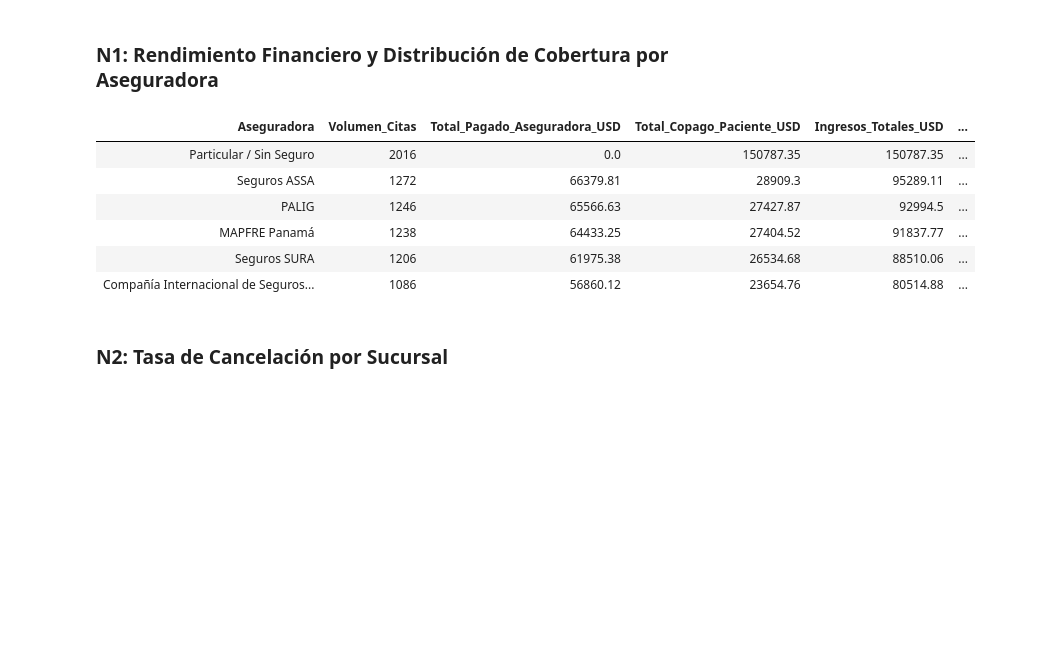
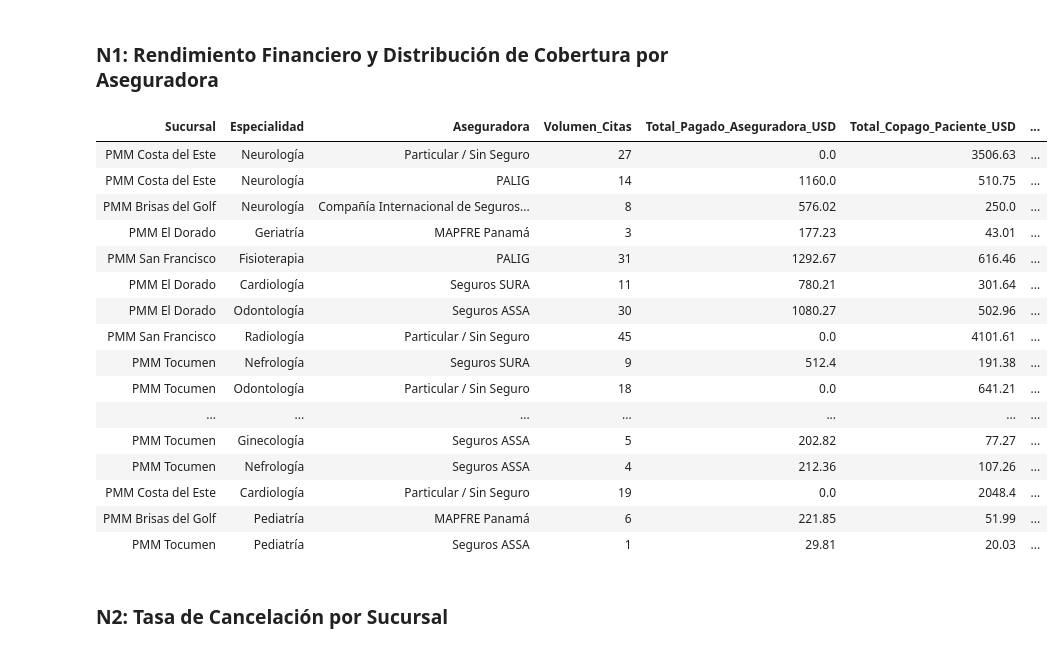
Before and after one commit to Akaru0/Panama-Metropolitan-Medical---Proyecto-Databricks, a Jupyter notebook: 04_analisis_sql.ipynb, the cells around one changed output. Saved outputs shown, nothing was run; the diff lists cells and outputs as text; code cells hidden in the pictures; blank space fills up the shorter version.

```diff
--- a/04_analisis_sql.ipynb
+++ b/04_analisis_sql.ipynb
@@ -13,27 +13,38 @@ Vista 'v_citas_pmm' creada exitosamente. Lista para análisis SQL.
 # %%
 %sql
 CREATE OR REPLACE TABLE rendimiento_aseguradora AS
 SELECT
+    nom_sucursal AS Sucursal,
+    especialidad_medica AS Especialidad,
     nom_aseguradora AS Aseguradora,
     COUNT(*) AS Volumen_Citas,
     ROUND(SUM(pago_aseg), 2) AS Total_Pagado_Aseguradora_USD,
     ROUND(SUM(pago_clie), 2) AS Total_Copago_Paciente_USD,
     ROUND(SUM(pago_total), 2) AS Ingresos_Totales_USD,
     ROUND((SUM(pago_aseg) / SUM(pago_total)) * 100, 2) AS Porcentaje_Cobertura_Promedio
 FROM v_citas_pmm
 WHERE estado_cita = 'Completada'
-GROUP BY nom_aseguradora
-ORDER BY Ingresos_Totales_USD DESC;
+GROUP BY nom_aseguradora, especialidad_medica, nom_sucursal;
 
 SELECT * FROM rendimiento_aseguradora;
 # %% [output]
-| Aseguradora | Volumen_Citas | Total_Pagado_Aseguradora_USD | Total_Copago_Paciente_USD | Ingresos_Totales_USD | ... |
-| Particular / Sin Seguro | 2016 | 0.0 | 150787.35 | 150787.35 | ... |
-| Seguros ASSA | 1272 | 66379.81 | 28909.3 | 95289.11 | ... |
-| PALIG | 1246 | 65566.63 | 27427.87 | 92994.5 | ... |
-| MAPFRE Panamá | 1238 | 64433.25 | 27404.52 | 91837.77 | ... |
-| Seguros SURA | 1206 | 61975.38 | 26534.68 | 88510.06 | ... |
-| Compañía Internacional de Seguros... | 1086 | 56860.12 | 23654.76 | 80514.88 | ... |
+| Sucursal | Especialidad | Aseguradora | Volumen_Citas | Total_Pagado_Aseguradora_USD | Total_Copago_Paciente_USD | ... |
+| PMM Costa del Este | Neurología | Particular / Sin Seguro | 27 | 0.0 | 3506.63 | ... |
+| PMM Costa del Este | Neurología | PALIG | 14 | 1160.0 | 510.75 | ... |
+| PMM Brisas del Golf | Neurología | Compañía Internacional de Seguros... | 8 | 576.02 | 250.0 | ... |
+| PMM El Dorado | Geriatría | MAPFRE Panamá | 3 | 177.23 | 43.01 | ... |
+| PMM San Francisco | Fisioterapia | PALIG | 31 | 1292.67 | 616.46 | ... |
+| PMM El Dorado | Cardiología | Seguros SURA | 11 | 780.21 | 301.64 | ... |
+| PMM El Dorado | Odontología | Seguros ASSA | 30 | 1080.27 | 502.96 | ... |
+| PMM San Francisco | Radiología | Particular / Sin Seguro | 45 | 0.0 | 4101.61 | ... |
+| PMM Tocumen | Nefrología | Seguros SURA | 9 | 512.4 | 191.38 | ... |
+| PMM Tocumen | Odontología | Particular / Sin Seguro | 18 | 0.0 | 641.21 | ... |
+| ... | ... | ... | ... | ... | ... | ... |
+| PMM Tocumen | Ginecología | Seguros ASSA | 5 | 202.82 | 77.27 | ... |
+| PMM Tocumen | Nefrología | Seguros ASSA | 4 | 212.36 | 107.26 | ... |
+| PMM Costa del Este | Cardiología | Particular / Sin Seguro | 19 | 0.0 | 2048.4 | ... |
+| PMM Brisas del Golf | Pediatría | MAPFRE Panamá | 6 | 221.85 | 51.99 | ... |
+| PMM Tocumen | Pediatría | Seguros ASSA | 1 | 29.81 | 20.03 | ... |
 # %% [markdown]
 ### N2: Tasa de Cancelación por Sucursal
 # %%
```
Also changed, not shown: parts of 5 cells of this notebook, 1 other file.
